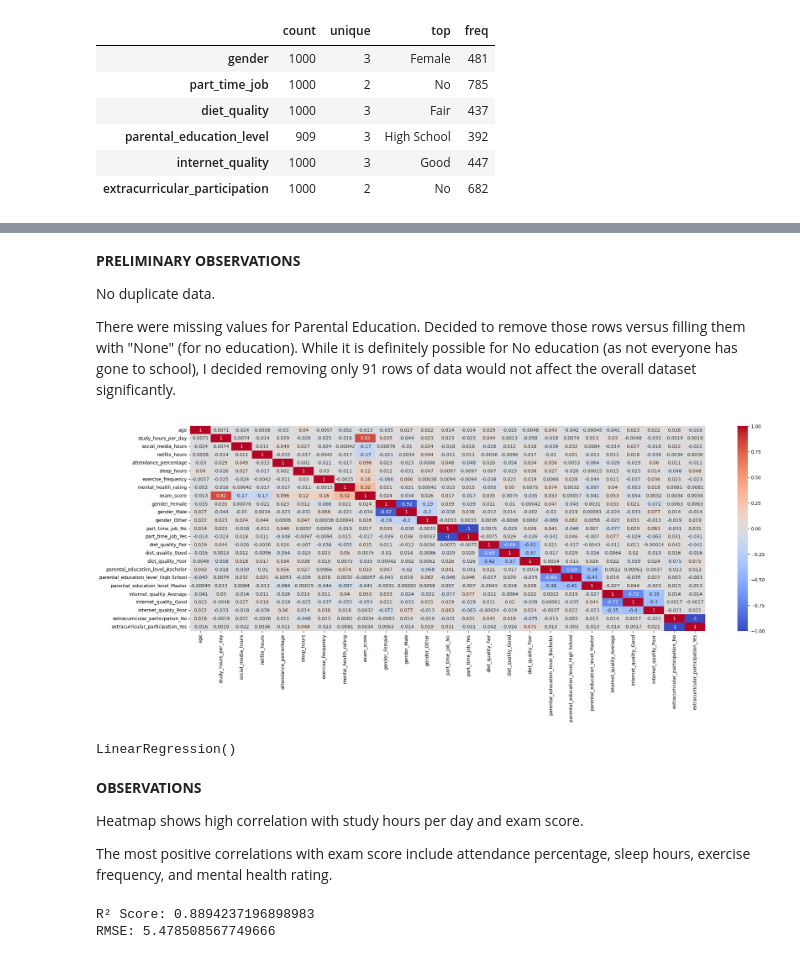
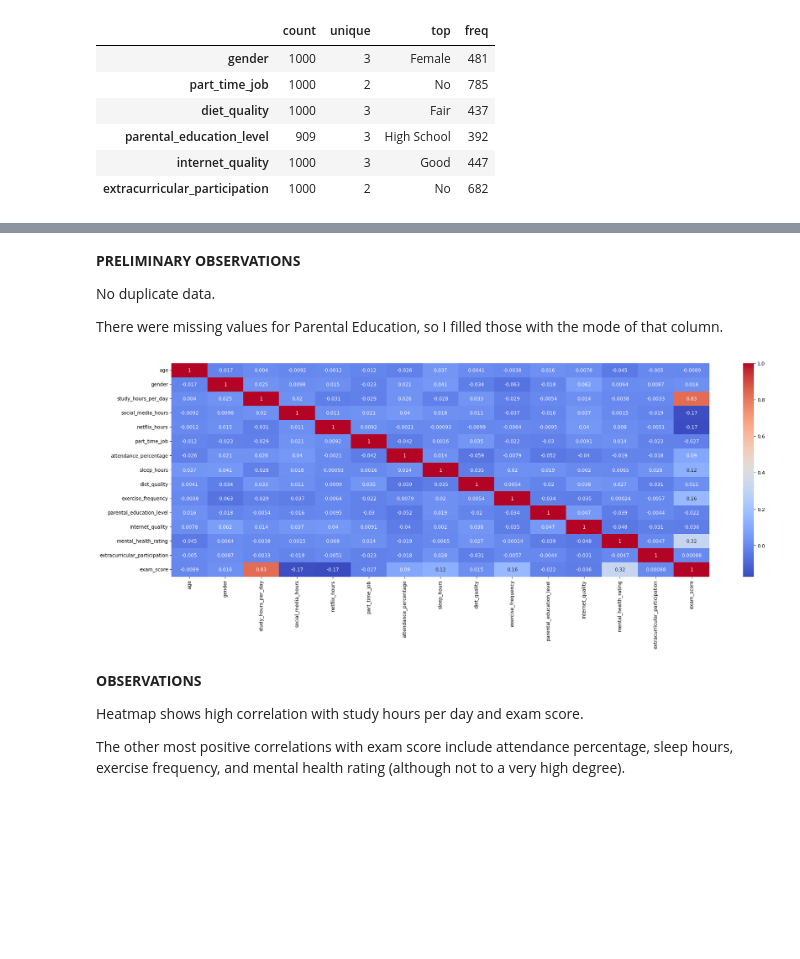
Before and after one commit to School-of-Rob/DIY-projects, a Jupyter notebook: Notebooks/Linear Regression - SAT_scores.ipynb, the cells around one changed output, grey strips where cells are left out. Drawn from its saved outputs; the diff is of its cells as text; code cells hidden in the pictures; blank space fills up the shorter version.

Commit message:
Reworked SAT notebook. Added scaled linear regression model

```diff
--- a/Notebooks/Linear Regression - SAT_scores.ipynb
+++ b/Notebooks/Linear Regression - SAT_scores.ipynb
@@ -135,0 +99,2 @@ num_cols=(['age', 'study_hours_per_day', 'social_media_hours','netflix_hours', '
+# %%
+sat['parental_education_level'].replace(np.nan, (sat['parental_education_level'].mode()[0]), inplace=True) #filling null values with mode
@@ -135,0 +116,2 @@ num_cols=(['age', 'study_hours_per_day', 'social_media_hours','netflix_hours', '
+# %%
+sat['internet_quality']=sat['internet_quality'].replace({'Poor':1,'Average':2,'Good':3}) #encoding
@@ -136,3 +140,7 @@ num_cols=(['age', 'study_hours_per_day', 'social_media_hours','netflix_hours', '
+# %%
+sat['extracurricular_participation']=sat['extracurricular_participation'].replace({'Yes':1,'No':0}) #encoding
+# %%
+sat['extracurricular_participation']=sat['extracurricular_participation'].astype('int64')
 # %%
 #visualizing distribution of exam scores
 sns.histplot (sat['exam_score'], kde=True);
@@ -203,17 +214,22 @@ Name: proportion, dtype: float64
-# %% [markdown]
-**PRELIMINARY OBSERVATIONS**
-
-No duplicate data.
-
-There were missing values for Parental Education. Decided to remove those rows versus filling them with "None" (for no education). While it is definitely possible for No education (as not everyone has gone to school), I decided removing only 91 rows of data would not affect the overall dataset significantly.
+# %% [markdown]
+**PRELIMINARY OBSERVATIONS**
+
+No duplicate data.
+
+There were missing values for Parental Education, so I filled those with the mode of that column.
 # %%
-X = pd.get_dummies(sat, columns=cat_cols)
 plt.figure(figsize=(25,8))
-sat_corr=X.corr()
+sat_corr=sat.corr()
 sns.heatmap(sat_corr, annot=True, cmap='coolwarm')
 plt.show() #heatmap of correlation matrix
 # %% [output]
-[figure, old version]
+[figure, new version]
+# %% [markdown]
+**OBSERVATIONS**
+
+Heatmap shows high correlation with study hours per day and exam score.
+
+The other most positive correlations with exam score include attendance percentage, sleep hours, exercise frequency, and mental health rating (although not to a very high degree).
 # %%
 #Setting up multiple linear regression
 #Use a train/test split to get a real sense of performance
@@ -221,40 +237,9 @@ from sklearn.model_selection import train_test_split
 from sklearn.linear_model import LinearRegression #<-----
 from sklearn.metrics import r2_score
 
-# Separate features (X) and target (y) before one-hot encoding
+# Separate features (X) and target (y)
 y = sat['exam_score']
-X = pd.get_dummies(sat, columns=cat_cols)
 X = sat.drop('exam_score', axis=1)
-X = pd.get_dummies(X, columns=cat_cols)
-
-
-
 
 # Split the data
 X_train, X_test, y_train, y_test = train_test_split(X, y, test_size=0.2, random_state=42)
-
-# Create and train the model
-model = LinearRegression() #<-----
-model.fit(X_train, y_train)
-# %% [output]
-LinearRegression()
-# %% [markdown]
-**OBSERVATIONS**
-
-Heatmap shows high correlation with study hours per day and exam score.
-
-The most positive correlations with exam score include attendance percentage, sleep hours, exercise frequency, and mental health rating.
-# %%
-#calculate R² score and RMSE
-y_pred = model.predict(X_test)
-r2 = r2_score(y_test, y_pred)
-print("R² Score:", r2)
-
-from sklearn.metrics import mean_squared_error
-
-# Remove the 'squared=False' argument and take the square root to get RMSE
-rmse = mean_squared_error(y_test, y_pred)**0.5
-print("RMSE:", rmse)
-# %% [output]
-R² Score: 0.8894237196898983
-RMSE: 5.478508567749666
```
Also changed, not shown: parts of 42 cells of this notebook.
